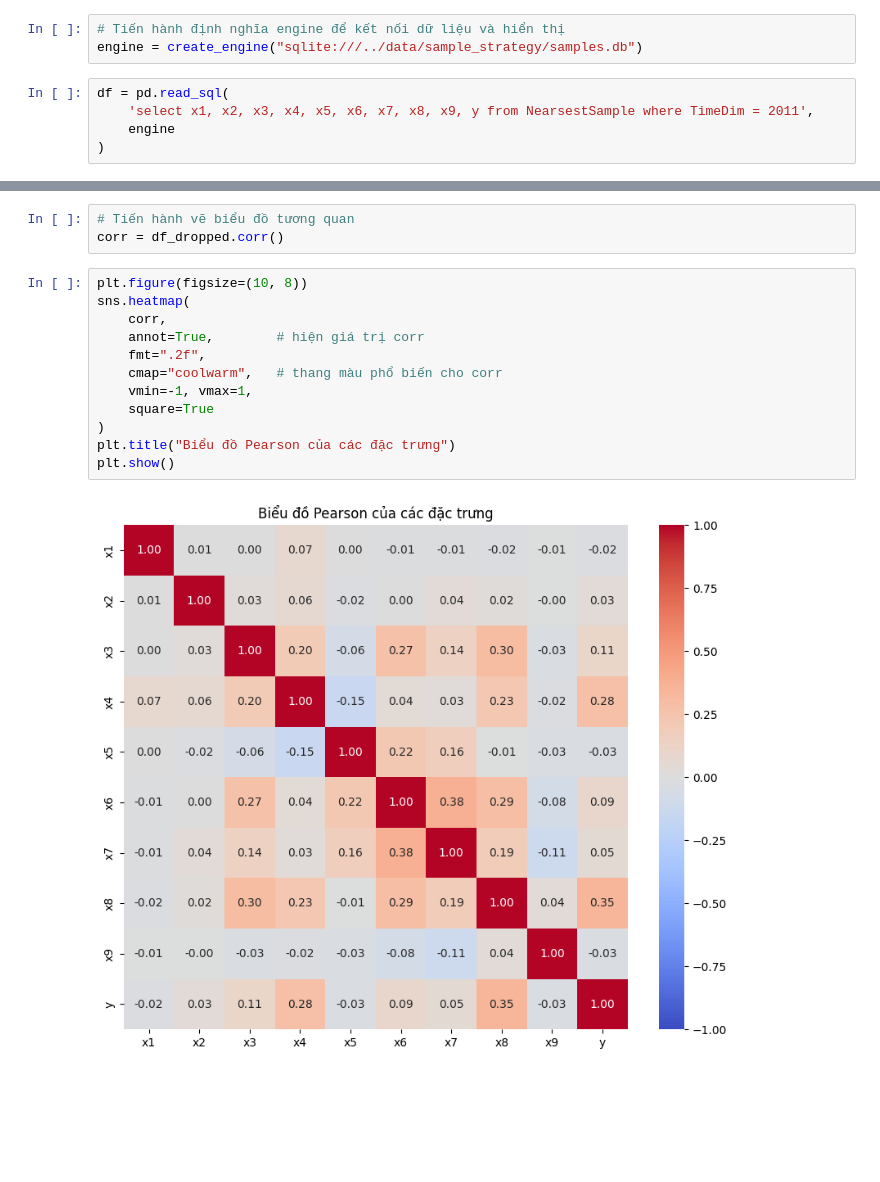
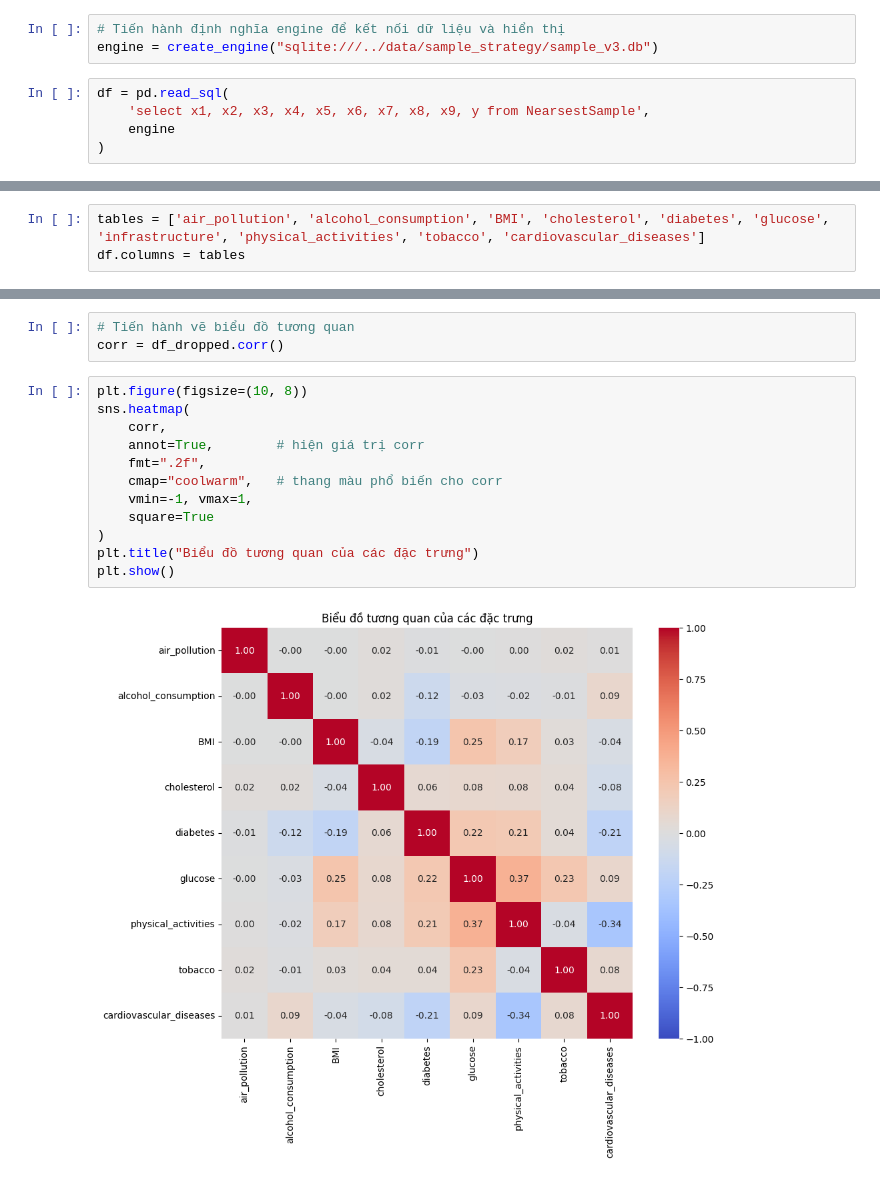
Before and after one commit to baolam/heart-disease-analysis, a Jupyter notebook: processing/check_var_sample.ipynb, the cells around one changed output, grey strips where cells are left out. Drawn from its saved outputs; the diff is of its cells as text; blank space fills up the shorter version.

```diff
--- a/processing/check_var_sample.ipynb
+++ b/processing/check_var_sample.ipynb
@@ -6,9 +6,9 @@ import matplotlib.pyplot as plt
 import seaborn as sns
 # %%
 # Tiến hành định nghĩa engine để kết nối dữ liệu và hiển thị
-engine = create_engine("sqlite:///../data/sample_strategy/samples.db")
+engine = create_engine("sqlite:///../data/sample_strategy/sample_v3.db")
 # %%
 df = pd.read_sql(
-    'select x1, x2, x3, x4, x5, x6, x7, x8, x9, y from NearsestSample where TimeDim = 2011',
+    'select x1, x2, x3, x4, x5, x6, x7, x8, x9, y from NearsestSample',
     engine
 )
@@ -38,0 +15,3 @@ df_dropped = df.dropna()
+# %%
+tables = ['air_pollution', 'alcohol_consumption', 'BMI', 'cholesterol', 'diabetes', 'glucose', 'infrastructure', 'physical_activities', 'tobacco', 'cardiovascular_diseases']
+df.columns = tables
@@ -58,14 +47,14 @@ corr = df_dropped.corr()
 # %%
 plt.figure(figsize=(10, 8))
 sns.heatmap(
     corr,
     annot=True,        # hiện giá trị corr
     fmt=".2f",
     cmap="coolwarm",   # thang màu phổ biến cho corr
     vmin=-1, vmax=1,
     square=True
 )
-plt.title("Biểu đồ Pearson của các đặc trưng")
+plt.title("Biểu đồ tương quan của các đặc trưng")
 plt.show()
 # %% [output]
-[figure, old version]
+[figure, new version]
```
Also changed, not shown: parts of 4 cells of this notebook, 6 other files.
